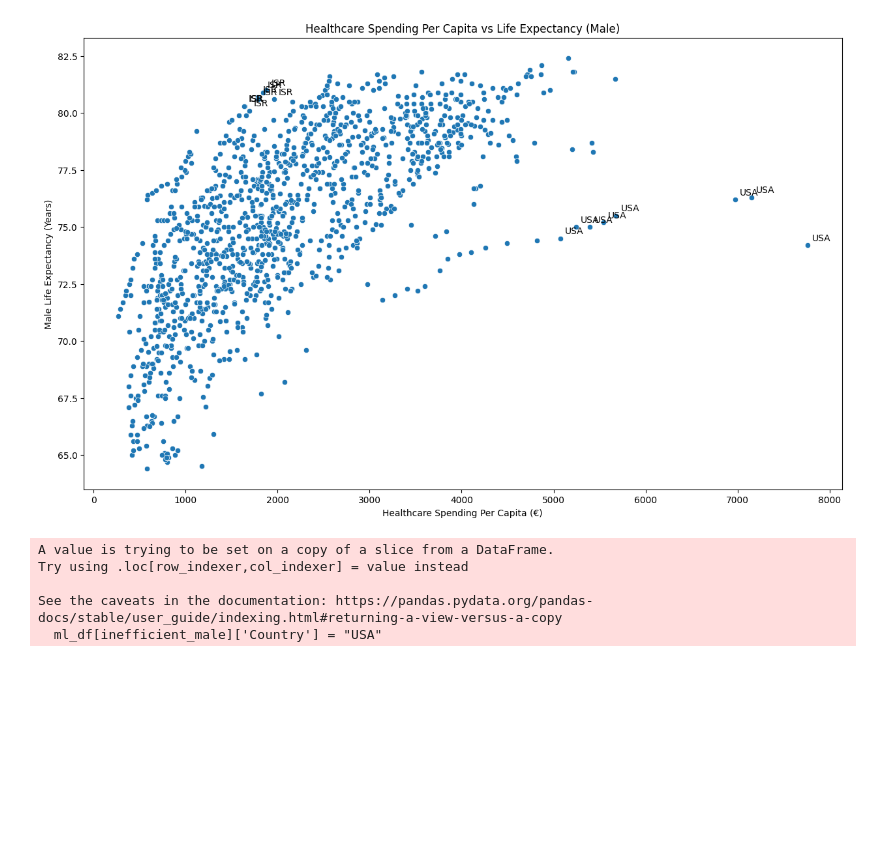
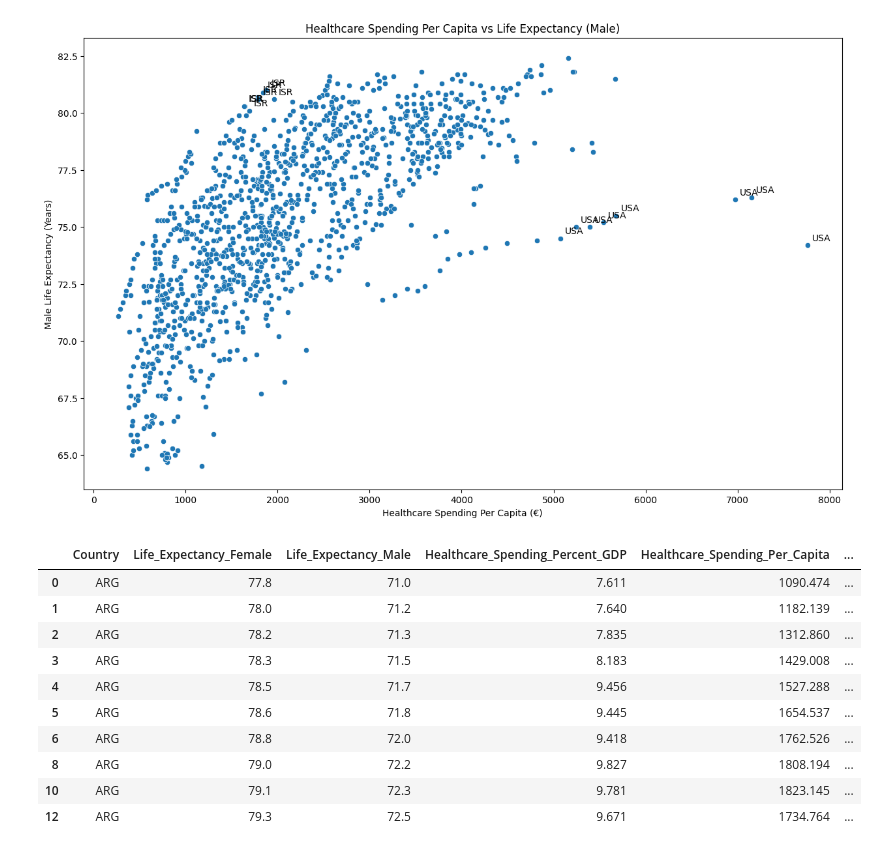
Before and after one commit to BastiSeid/healthcare-efficiency-analysis, a Jupyter notebook: notebooks/01_data_collection.ipynb, the cells around one changed output. Cells and saved outputs as stored; diff of their text form; code cells hidden in the pictures; blank space fills up the shorter version.

```diff
--- a/notebooks/01_data_collection.ipynb
+++ b/notebooks/01_data_collection.ipynb
@@ -422,9 +427,19 @@ plt.show()
 [figure]
 [figure]
 # %%
+# Final clean up of the dataframe for machine learning
+clean_ml_df = ml_df.drop(columns=['UNIT_MEASURE', 'UNIT_MEASURE_per_capita', 'MEASURE', 'MEASURE_MATM', "Year"])
+
+clean_ml_df.head(10)
 # %% [output]
-A value is trying to be set on a copy of a slice from a DataFrame.
-Try using .loc[row_indexer,col_indexer] = value instead
-
-See the caveats in the documentation: https://pandas.pydata.org/pandas-docs/stable/user_guide/indexing.html#returning-a-view-versus-a-copy
-  ml_df[inefficient_male]['Country'] = "USA"
+|  | Country | Life_Expectancy_Female | Life_Expectancy_Male | Healthcare_Spending_Percent_GDP | Healthcare_Spending_Per_Capita | ... |
+| 0 | ARG | 77.8 | 71.0 | 7.611 | 1090.474 | ... |
+| 1 | ARG | 78.0 | 71.2 | 7.640 | 1182.139 | ... |
+| 2 | ARG | 78.2 | 71.3 | 7.835 | 1312.860 | ... |
+| 3 | ARG | 78.3 | 71.5 | 8.183 | 1429.008 | ... |
+| 4 | ARG | 78.5 | 71.7 | 9.456 | 1527.288 | ... |
+| 5 | ARG | 78.6 | 71.8 | 9.445 | 1654.537 | ... |
+| 6 | ARG | 78.8 | 72.0 | 9.418 | 1762.526 | ... |
+| 8 | ARG | 79.0 | 72.2 | 9.827 | 1808.194 | ... |
+| 10 | ARG | 79.1 | 72.3 | 9.781 | 1823.145 | ... |
+| 12 | ARG | 79.3 | 72.5 | 9.671 | 1734.764 | ... |
```
Also changed, not shown: parts of 7 cells of this notebook.
